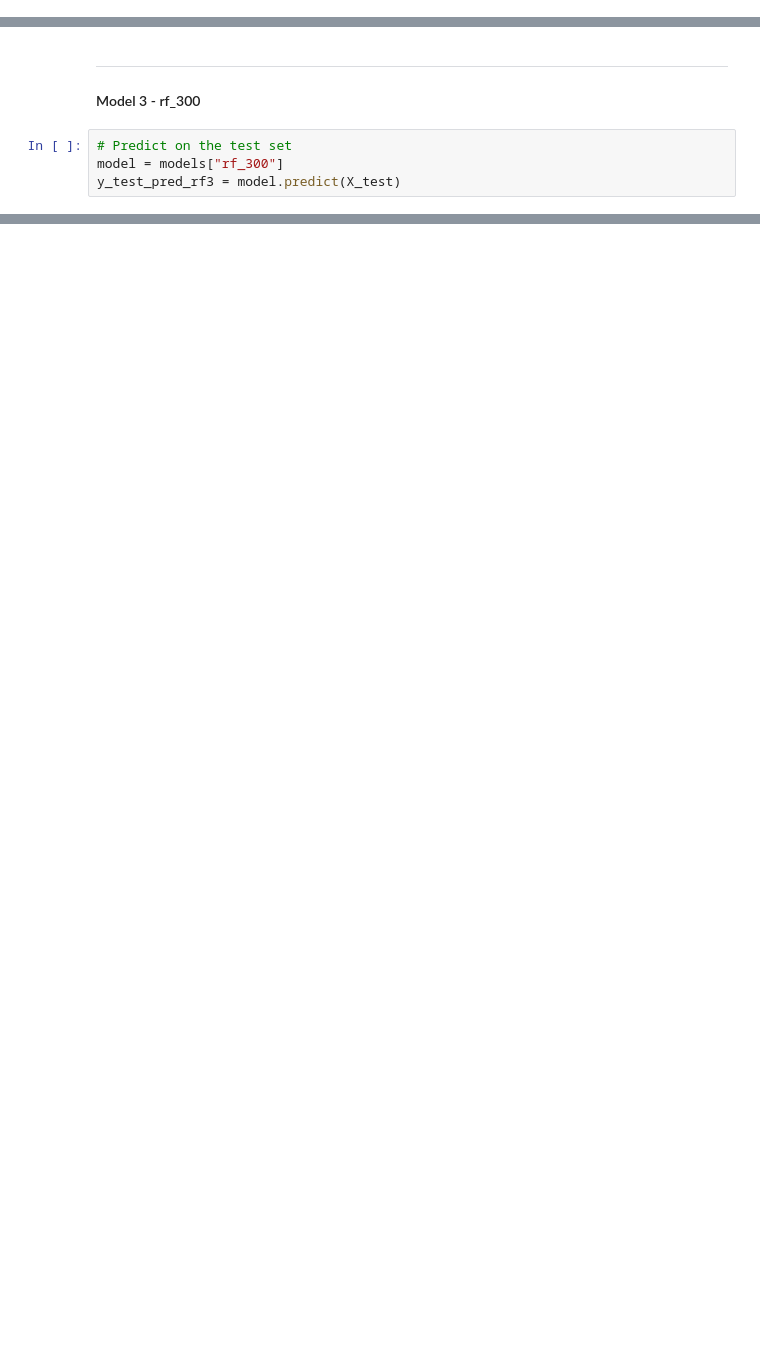
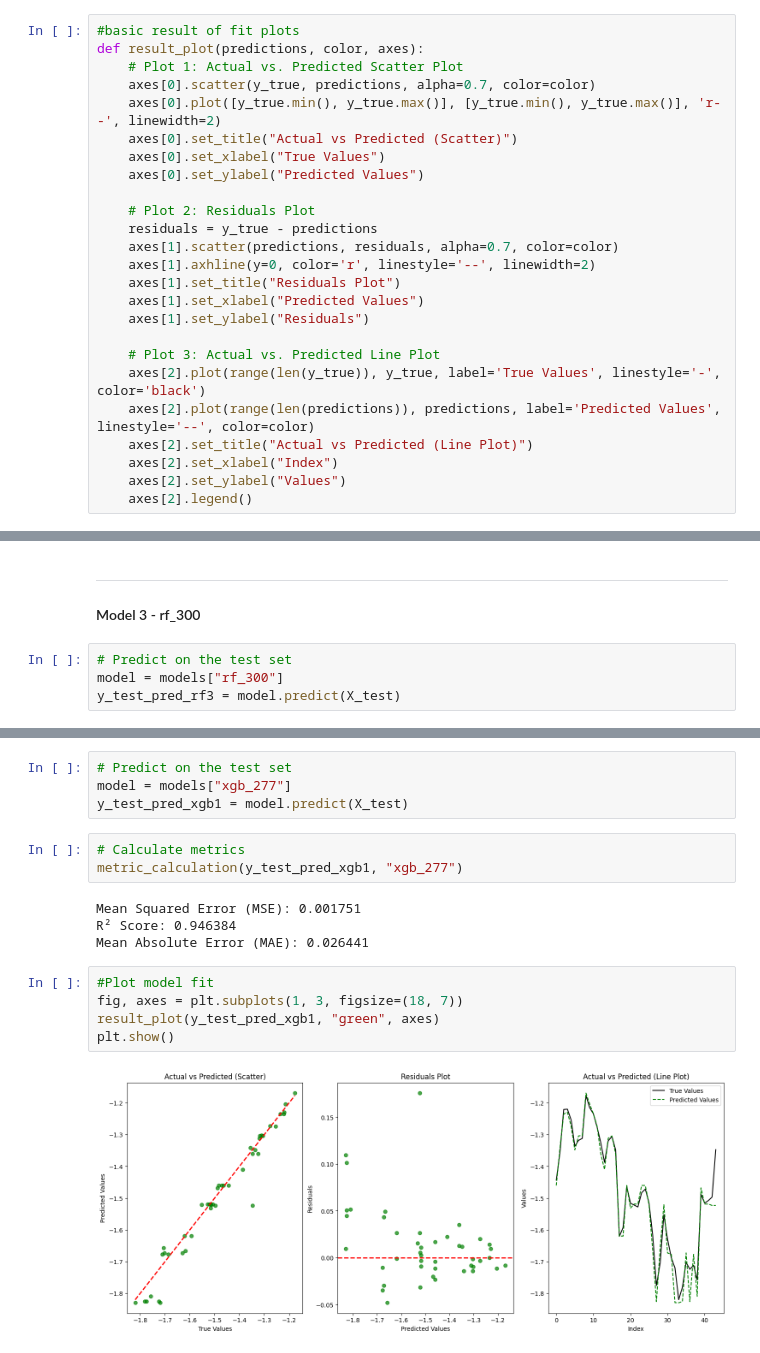
Before and after one commit to TiaanViviers/MoneyBot, a Jupyter notebook: notebooks/Model_Comparison.ipynb, the cells around one changed output, grey strips where cells are left out. Cells and saved outputs as stored; diff of their text form; blank space fills up the shorter version.

```diff
--- a/notebooks/Model_Comparison.ipynb
+++ b/notebooks/Model_Comparison.ipynb
@@ -187,3 +201,28 @@ y_true shape: (44,)
+# %%
+#basic result of fit plots
+def result_plot(predictions, color, axes):
+    # Plot 1: Actual vs. Predicted Scatter Plot
+    axes[0].scatter(y_true, predictions, alpha=0.7, color=color)
+    axes[0].plot([y_true.min(), y_true.max()], [y_true.min(), y_true.max()], 'r--', linewidth=2)
+    axes[0].set_title("Actual vs Predicted (Scatter)")
+    axes[0].set_xlabel("True Values")
+    axes[0].set_ylabel("Predicted Values")
+
+    # Plot 2: Residuals Plot
+    residuals = y_true - predictions
+    axes[1].scatter(predictions, residuals, alpha=0.7, color=color)
+    axes[1].axhline(y=0, color='r', linestyle='--', linewidth=2)
+    axes[1].set_title("Residuals Plot")
+    axes[1].set_xlabel("Predicted Values")
+    axes[1].set_ylabel("Residuals")
+
+    # Plot 3: Actual vs. Predicted Line Plot
+    axes[2].plot(range(len(y_true)), y_true, label='True Values', linestyle='-', color='black')
+    axes[2].plot(range(len(predictions)), predictions, label='Predicted Values', linestyle='--', color=color)
+    axes[2].set_title("Actual vs Predicted (Line Plot)")
+    axes[2].set_xlabel("Index")
+    axes[2].set_ylabel("Values")
+    axes[2].legend()
 # %% [markdown]
 ## 1. Random forrest models:
 ---
@@ -426,0 +344,18 @@ xgb_283:
+# %%
+# Predict on the test set
+model = models["xgb_277"]
+y_test_pred_xgb1 = model.predict(X_test)
+# %%
+# Calculate metrics
+metric_calculation(y_test_pred_xgb1, "xgb_277")
+# %% [output]
+Mean Squared Error (MSE): 0.001751
+R² Score: 0.946384
+Mean Absolute Error (MAE): 0.026441
+# %%
+#Plot model fit
+fig, axes = plt.subplots(1, 3, figsize=(18, 7))
+result_plot(y_test_pred_xgb1, "green", axes)
+plt.show()
+# %% [output]
+[figure, added]
```
Also changed, not shown: parts of 60 cells of this notebook.
